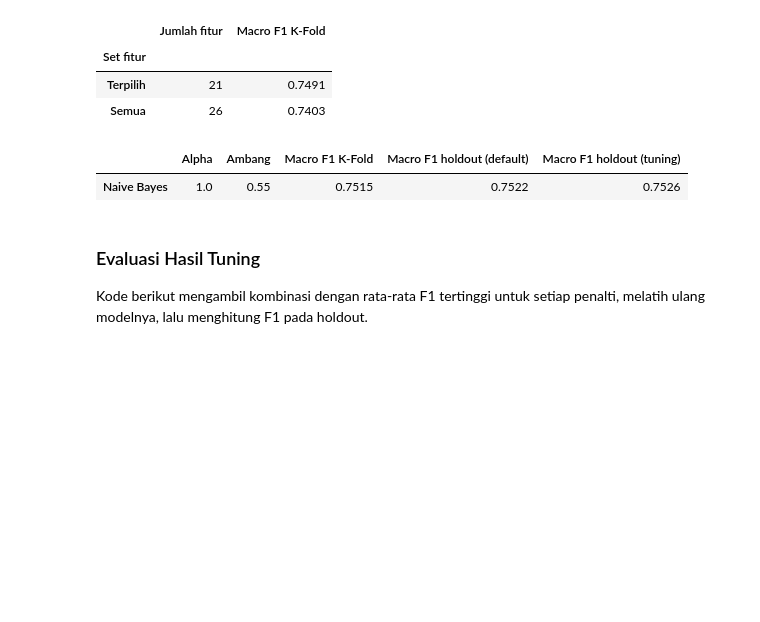
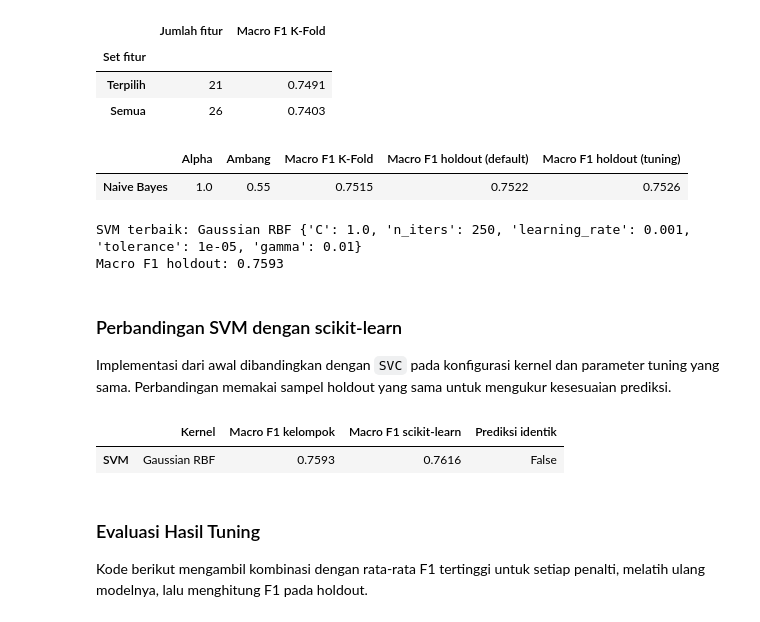
Before and after one commit to Hagon47/IF3170_G24_AyamNutellaBear, a Jupyter notebook: src/notebook/notebook.ipynb, the cells around one changed output. Drawn from its saved outputs; the diff is of its cells as text; code cells hidden in the pictures; blank space fills up the shorter version.

```diff
--- a/src/notebook/notebook.ipynb
+++ b/src/notebook/notebook.ipynb
@@ -1488,6 +1615,59 @@ pd.DataFrame([{
 # %% [output]
 |  | Alpha | Ambang | Macro F1 K-Fold | Macro F1 holdout (default) | Macro F1 holdout (tuning) |
 | Naive Bayes | 1.0 | 0.55 | 0.7515 | 0.7522 | 0.7526 |
+# %%
+best_svm_row = svm_tuning.iloc[0]
+best_svm_kernel = {'Linear': 'linear', 'Polynomial': 'polynomial', 'Gaussian RBF': 'rbf'}[best_svm_row['Kernel']]
+best_svm_options = {
+    'C': float(best_svm_row['C']),
+    'n_iters': 250,
+    'learning_rate': 1e-3,
+    'tolerance': 1e-5,
+}
+for key in ('degree', 'coef0', 'gamma'):
+    if key in svm_tuning.columns and pd.notna(best_svm_row.get(key)):
+        best_svm_options[key] = int(best_svm_row[key]) if key == 'degree' else float(best_svm_row[key])
+
+tuned_svm = Svm(kernel=best_svm_kernel, **best_svm_options).fit(X_svm_fit, y_svm_fit)
+tuned_pred_svm = tuned_svm.predict(X_svm_val)
+print('SVM terbaik:', best_svm_row['Kernel'], best_svm_options)
+print('Macro F1 holdout:', round(f1_score(y_svm_val, tuned_pred_svm, average='macro'), 4))
+# %% [output]
+SVM terbaik: Gaussian RBF {'C': 1.0, 'n_iters': 250, 'learning_rate': 0.001, 'tolerance': 1e-05, 'gamma': 0.01}
+Macro F1 holdout: 0.7593
+# %% [markdown]
+### Perbandingan SVM dengan scikit-learn
+
+Implementasi dari awal dibandingkan dengan `SVC` pada konfigurasi kernel dan parameter tuning yang sama. Perbandingan memakai sampel holdout yang sama untuk mengukur kesesuaian prediksi.
+# %%
+from sklearn.svm import SVC
+
+sklearn_options = {
+    'C': float(best_svm_row['C']),
+    'kernel': best_svm_kernel,
+    'random_state': CFG.SEED,
+}
+if best_svm_row['Kernel'] == 'Polynomial':
+    sklearn_options.update({
+        'degree': int(best_svm_row['degree']),
+        'coef0': float(best_svm_row['coef0']),
+        'gamma': float(best_svm_row['gamma']),
+    })
+elif best_svm_row['Kernel'] == 'Gaussian RBF':
+    sklearn_options['gamma'] = float(best_svm_row['gamma'])
+
+sklearn_svm = SVC(**sklearn_options).fit(X_svm_fit, y_svm_fit)
+sklearn_pred_svm = sklearn_svm.predict(X_svm_val)
+
+pd.DataFrame([{
+    'Kernel': best_svm_row['Kernel'],
+    'Macro F1 kelompok': f1_score(y_svm_val, tuned_pred_svm, average='macro'),
+    'Macro F1 scikit-learn': f1_score(y_svm_val, sklearn_pred_svm, average='macro'),
+    'Prediksi identik': np.array_equal(tuned_pred_svm, sklearn_pred_svm),
+}], index=['SVM']).round(4)
+# %% [output]
+|  | Kernel | Macro F1 kelompok | Macro F1 scikit-learn | Prediksi identik |
+| SVM | Gaussian RBF | 0.7593 | 0.7616 | False |
 # %% [markdown]
 ### Evaluasi Hasil Tuning
 
```
Also changed, not shown: parts of 11 cells of this notebook, 1 other file.
